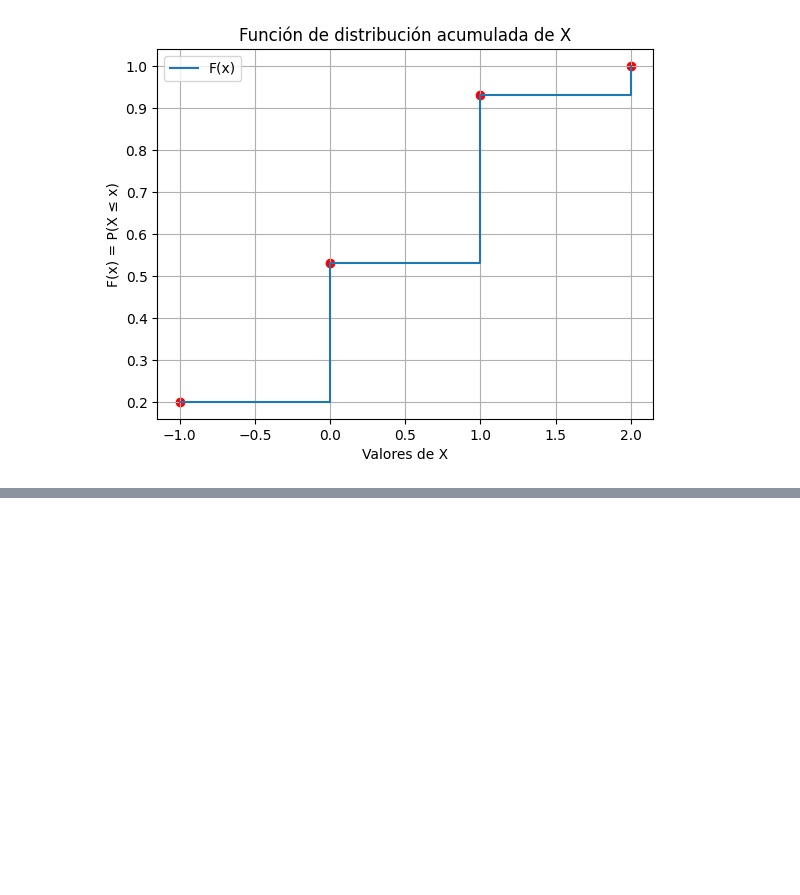
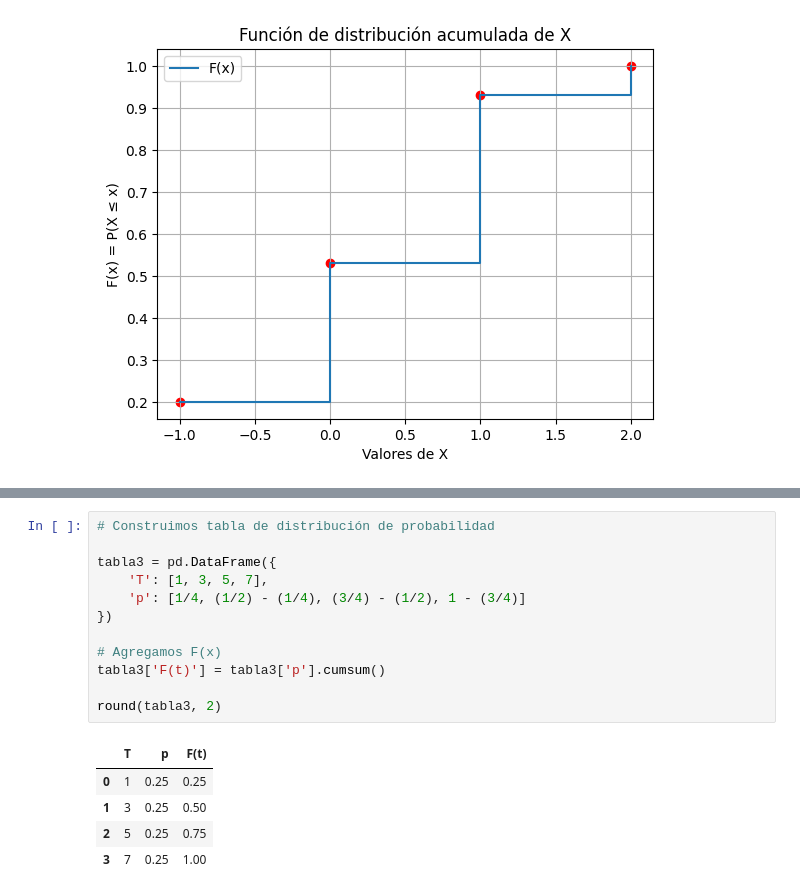
Before and after one commit to alexballera/estadisticas-tgad-fce, a Jupyter notebook: practicas/practica2-va-discretas/practica2_va_discretas.ipynb, the cells around one changed output, grey strips where cells are left out. Saved outputs shown, nothing was run; the diff lists cells and outputs as text; blank space fills up the shorter version.

```diff
--- a/practicas/practica2-va-discretas/practica2_va_discretas.ipynb
+++ b/practicas/practica2-va-discretas/practica2_va_discretas.ipynb
@@ -230,0 +258,18 @@ plt.show()
+# %%
+# Construimos tabla de distribución de probabilidad
+
+tabla3 = pd.DataFrame({
+    'T': [1, 3, 5, 7],
+    'p': [1/4, (1/2) - (1/4), (3/4) - (1/2), 1 - (3/4)]
+})
+
+# Agregamos F(x)
+tabla3['F(t)'] = tabla3['p'].cumsum()
+
+round(tabla3, 2)
+# %% [output]
+|  | T | p | F(t) |
+| 0 | 1 | 0.25 | 0.25 |
+| 1 | 3 | 0.25 | 0.50 |
+| 2 | 5 | 0.25 | 0.75 |
+| 3 | 7 | 0.25 | 1.00 |
```
Also changed, not shown: parts of 8 cells of this notebook.
